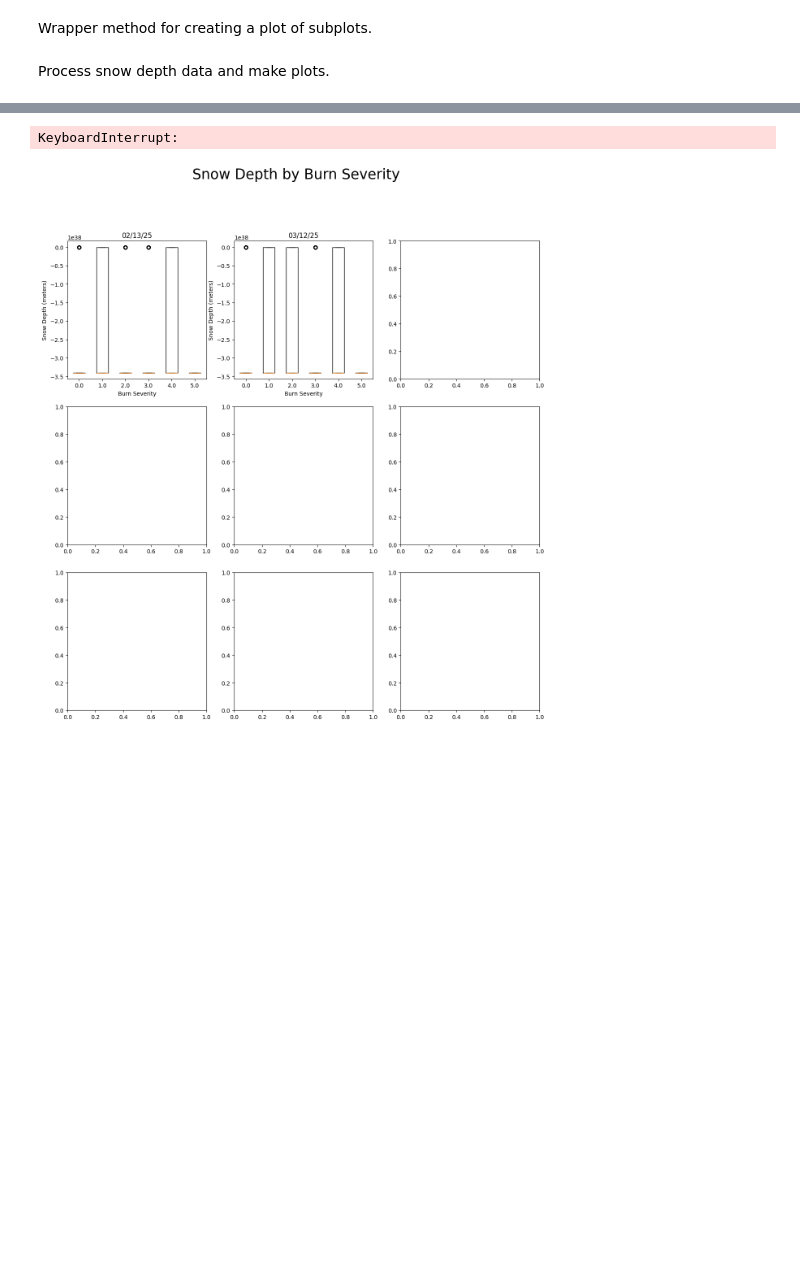
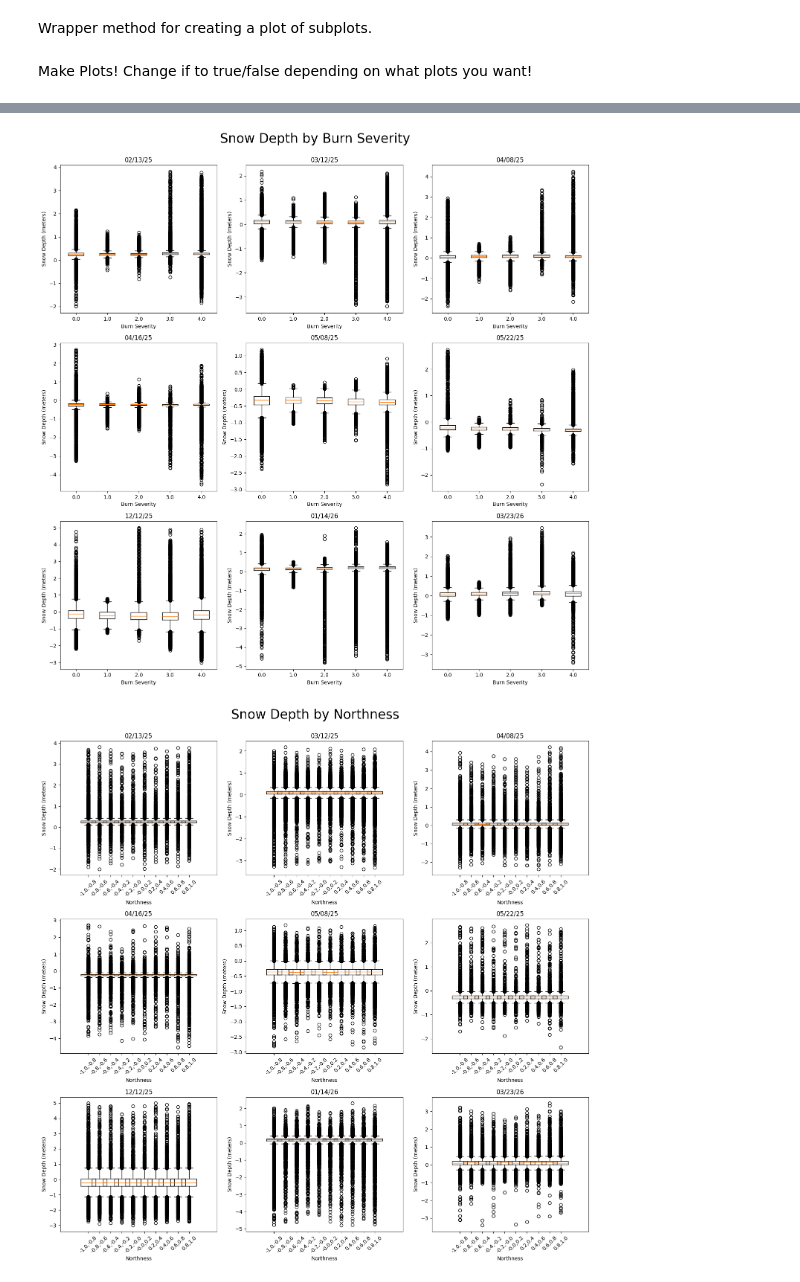
Before and after one commit to ZaneSoCool/Snowfall2026Internship, a Jupyter notebook: SnowDepthCharting.ipynb, the cells around one changed output, grey strips where cells are left out. Saved outputs shown, nothing was run; the diff lists cells and outputs as text; code cells hidden in the pictures; blank space fills up the shorter version.

```diff
--- a/SnowDepthCharting.ipynb
+++ b/SnowDepthCharting.ipynb
@@ -97,3 +83,17 @@ def trimToSmallest(*arrays):
+# %%
+rasterFolder = Path('Snow Depth Rasters')
+dems = [] #snow depth dems
+
+#loop through each file in snow rasters folder and construct array of dems
+for file in Path("Snow Depth Rasters").iterdir():
+    #ensure file is .tif
+    if file.is_file() and file.suffix.lower() == '.tif':
+        dem = ttb.read_tif(file)
+        dem = resample(dem, bsDem) #resample dem to size of bsDem, this will also filter out bad values and clip 10 pixels of each side
+        dems.append(dem)
+
+#sort snow depth dems by date
+dems.sort(key=lambda dem: dt.strptime(dem.name.split("_")[1], "%m%d%y"))
 # %% [markdown]
 Function that takes a dem and processes it into a readable format.
 # %%
@@ -158,19 +125,14 @@ def makeBigPlot(title, plotFunc, xLabel = None, yLabel = None):
     plt.tight_layout()
     plt.show()
 # %% [markdown]
-Process snow depth data and make plots.
+Make Plots! Change if to true/false depending on what plots you want!
 # %%
-#sort snow depth dems by date
-dems.sort(key=lambda dem: dt.strptime(dem.name.split("_")[1], "%m%d%y"))
-
 #Replace dems with snow change dems
-if(False):
+if(True):
     changeDems = []
     for i in range(1, len(dems)):
-        dem1Resampled = resample(dems[i-1], dems[i])
-
-        changeDem = dems[i].duplicate_with_new_data(dems[i].z - dem1Resampled)
-        changeDem.name = dems[i].name  # keep the later date's name
+        changeDem = dems[i].duplicate_with_new_data(dems[i].z - dems[i-1].z)
+        changeDem.name = dems[i].name + "Difference"  # keep the later date's name with difference tag on end
         changeDems.append(changeDem)
 
     dems = changeDems
@@ -186,7 +148,7 @@ if(True):
 if(True):
     def plotBurnSeverity(ax, dem):
         #get depths (resample & filter depths)
-        depths = resample(dem, bsDem).ravel()
+        depths = dem.z.ravel()
         bsData = bsDem.z.ravel()
 
         #filter out any points where depths or burn severirty is nan
@@ -208,10 +170,10 @@ if(True):
     makeBigPlot("Snow Depth by Burn Severity", plotBurnSeverity)
 
 #Boxplot of northness.
-if(False):
+if(True):
     def plotNorthness(ax, dem):
         #get depths (resample & filter depths)
-        depths = resample(dem, northnessDem).ravel()
+        depths = dem.z.ravel()
         northnessData = northnessDem.z.ravel()
 
         #filter out any points where depths or northness is nan
@@ -236,7 +198,7 @@ if(False):
     makeBigPlot("Snow Depth by Northness", plotNorthness)
 
 #Box plot of northness by snow depth by burn severity and date
-if(False):
+if(True):
     #get bsData and northnessData since they are the same for each subplot
     bsData = bsDem.z.ravel()
     northnessData = northnessDem.z.ravel()
@@ -251,7 +213,7 @@ if(False):
     #create box plots
     for j, dem in enumerate(dems): #cols
         #get depths (resample & filter)
-        depths = resample(dem, bsDem).ravel()
+        depths = dem.z.ravel()
 
         #filter out any points where depths, northness, or burn severity is nan
         validMask = ~(np.isnan(depths) | np.isnan(bsData) | np.isnan(northnessData))
@@ -293,2 +255,2 @@ if(False):
-KeyboardInterrupt:
-[figure, old version]
+[figure, new version]
+[figure, added]
```
Also changed, not shown: parts of 15 cells of this notebook.
